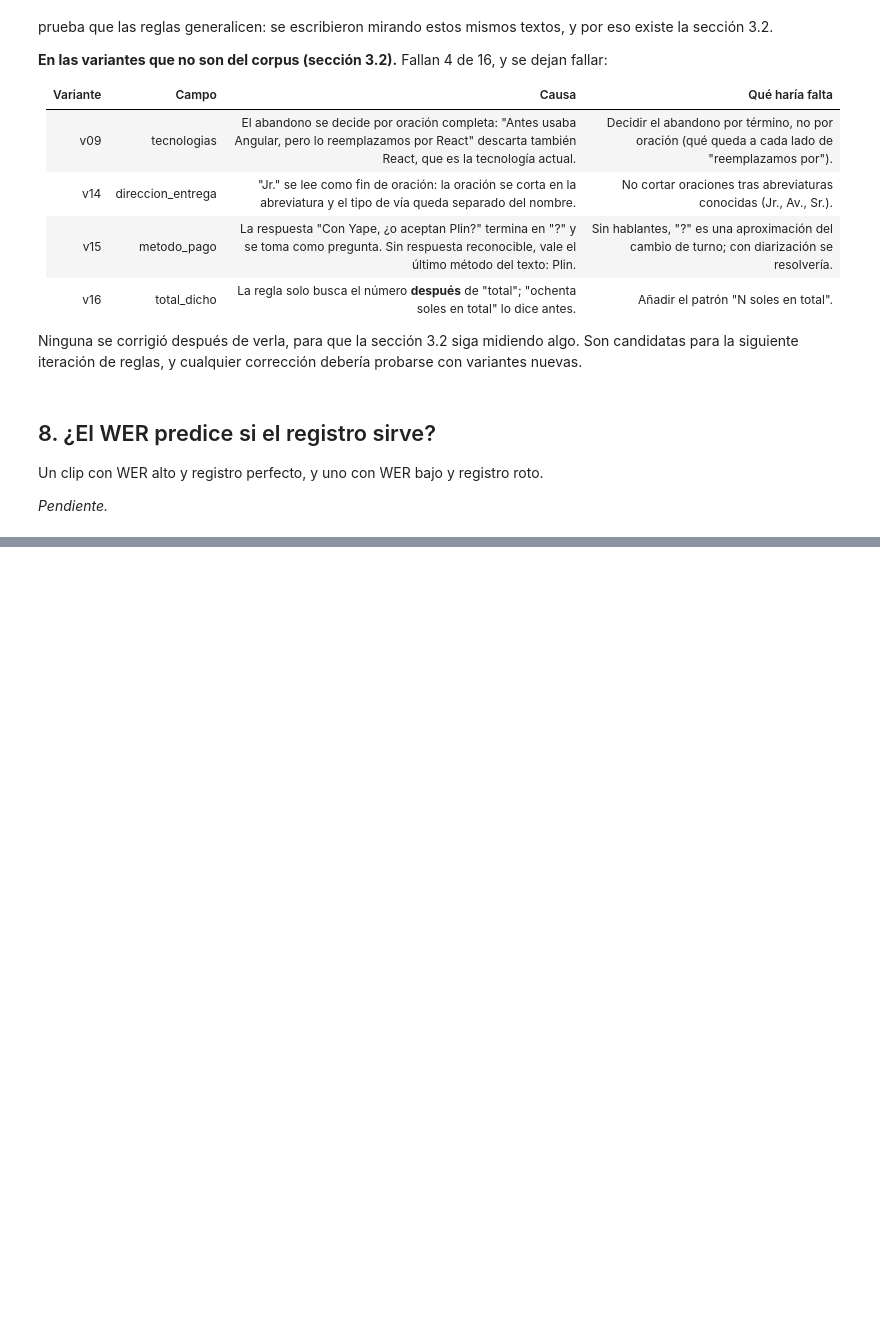
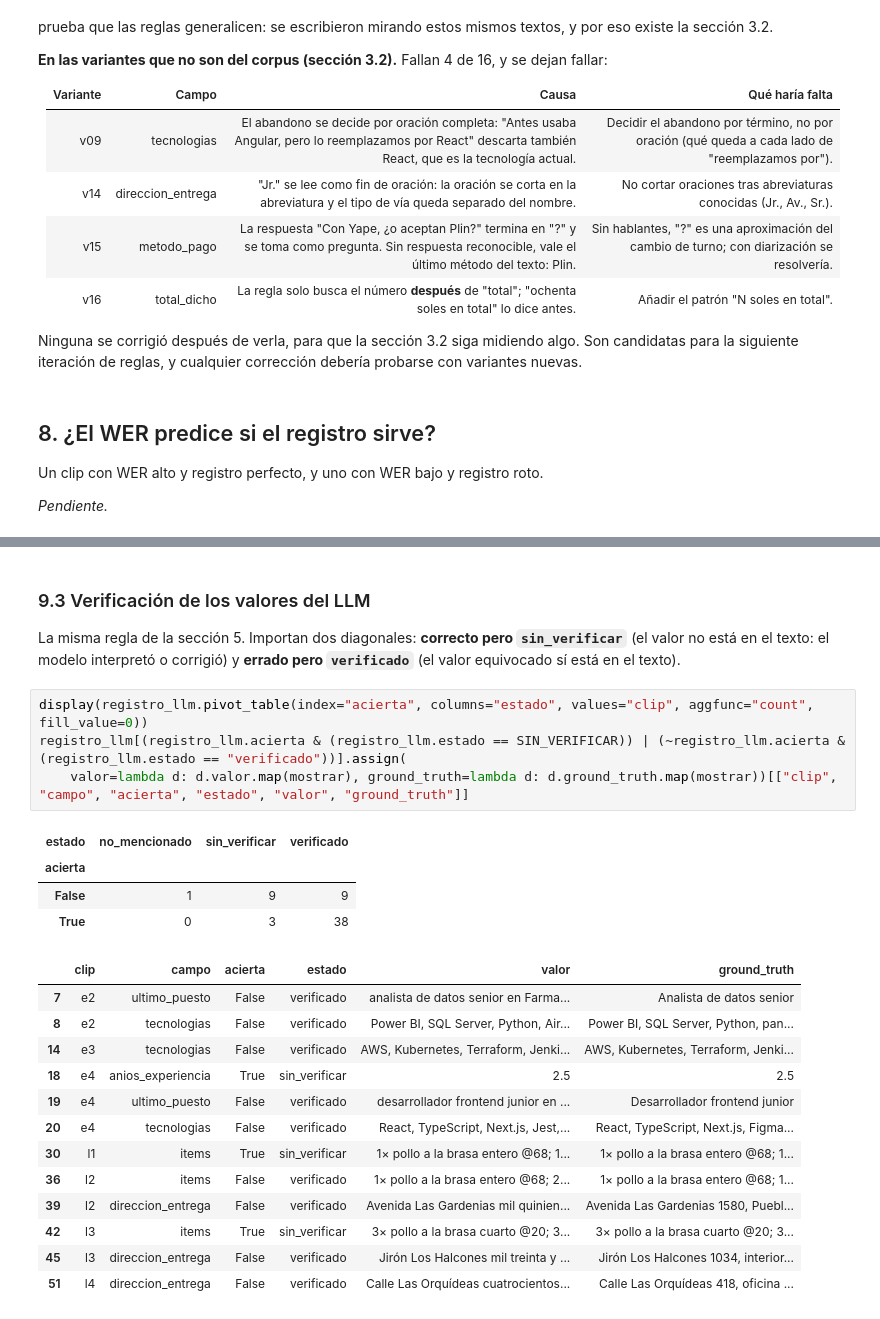
Before and after one commit to mmlis02/HW_05_202602, a Jupyter notebook: notebooks/03_extraccion.ipynb, the cells around one changed output, grey strips where cells are left out. Saved outputs shown, nothing was run; the diff lists cells and outputs as text; blank space fills up the shorter version.

```diff
--- a/notebooks/03_extraccion.ipynb
+++ b/notebooks/03_extraccion.ipynb
@@ -869,0 +1073,26 @@ Comparación en los mismos clips.
+# %% [markdown]
+### 9.3 Verificación de los valores del LLM
+
+La misma regla de la sección 5. Importan dos diagonales: **correcto pero `sin_verificar`** (el valor no está en el texto: el modelo interpretó o corrigió) y **errado pero `verificado`** (el valor equivocado sí está en el texto).
+# %%
+display(registro_llm.pivot_table(index="acierta", columns="estado", values="clip", aggfunc="count", fill_value=0))
+registro_llm[(registro_llm.acierta & (registro_llm.estado == SIN_VERIFICAR)) | (~registro_llm.acierta & (registro_llm.estado == "verificado"))].assign(
+    valor=lambda d: d.valor.map(mostrar), ground_truth=lambda d: d.ground_truth.map(mostrar))[["clip", "campo", "acierta", "estado", "valor", "ground_truth"]]
+# %% [output]
+| estado | no_mencionado | sin_verificar | verificado |
+| acierta |  |  |  |
+| False | 1 | 9 | 9 |
+| True | 0 | 3 | 38 |
+|  | clip | campo | acierta | estado | valor | ground_truth |
+| 7 | e2 | ultimo_puesto | False | verificado | analista de datos senior en Farma... | Analista de datos senior |
+| 8 | e2 | tecnologias | False | verificado | Power BI, SQL Server, Python, Air... | Power BI, SQL Server, Python, pan... |
+| 14 | e3 | tecnologias | False | verificado | AWS, Kubernetes, Terraform, Jenki... | AWS, Kubernetes, Terraform, Jenki... |
+| 18 | e4 | anios_experiencia | True | sin_verificar | 2.5 | 2.5 |
+| 19 | e4 | ultimo_puesto | False | verificado | desarrollador frontend junior en ... | Desarrollador frontend junior |
+| 20 | e4 | tecnologias | False | verificado | React, TypeScript, Next.js, Jest,... | React, TypeScript, Next.js, Figma... |
+| 30 | l1 | items | True | sin_verificar | 1× pollo a la brasa entero @68; 1... | 1× pollo a la brasa entero @68; 1... |
+| 36 | l2 | items | False | verificado | 1× pollo a la brasa entero @68; 2... | 1× pollo a la brasa entero @68; 1... |
+| 39 | l2 | direccion_entrega | False | verificado | Avenida Las Gardenias mil quinien... | Avenida Las Gardenias 1580, Puebl... |
+| 42 | l3 | items | True | sin_verificar | 3× pollo a la brasa cuarto @20; 3... | 3× pollo a la brasa cuarto @20; 3... |
+| 45 | l3 | direccion_entrega | False | verificado | Jirón Los Halcones mil treinta y ... | Jirón Los Halcones 1034, interior... |
+| 51 | l4 | direccion_entrega | False | verificado | Calle Las Orquídeas cuatrocientos... | Calle Las Orquídeas 418, oficina ... |
```
Also changed, not shown: parts of 24 cells of this notebook.
